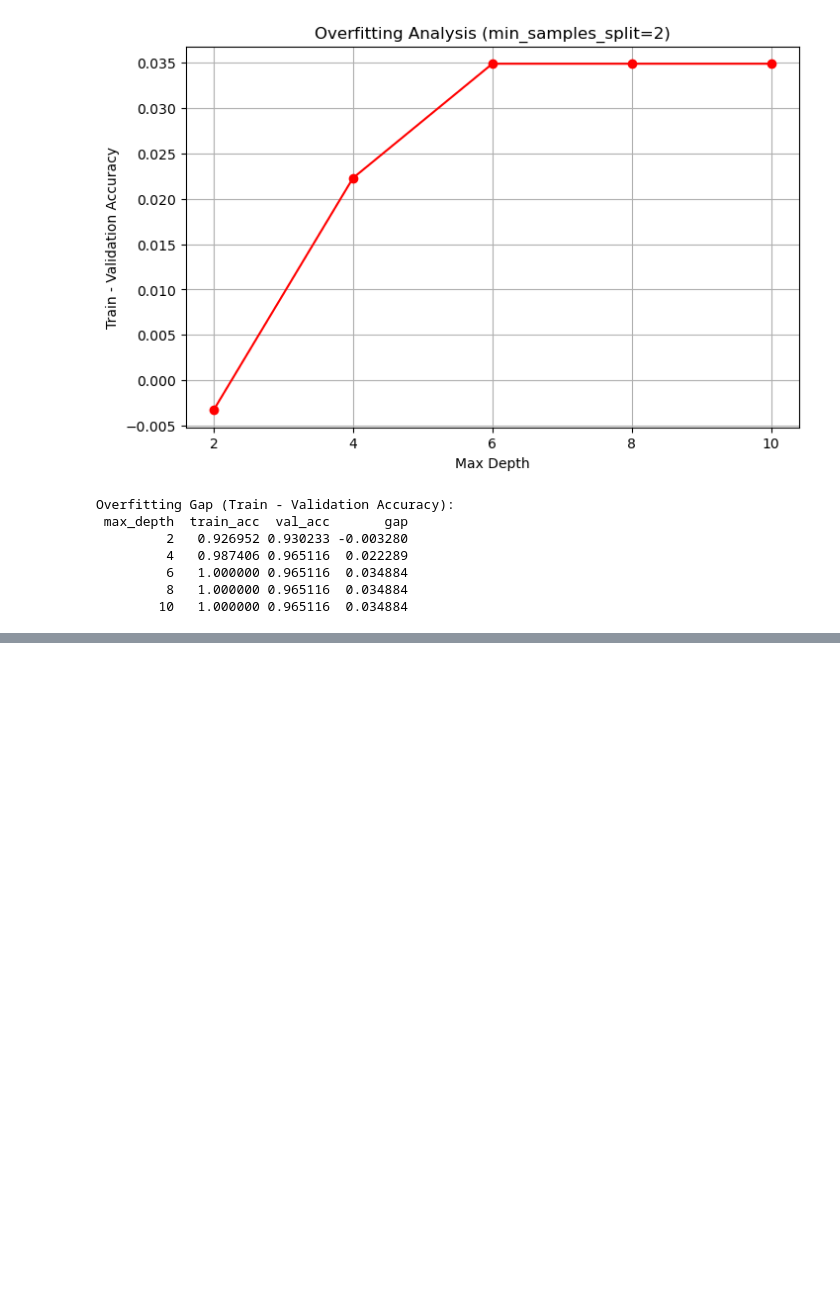
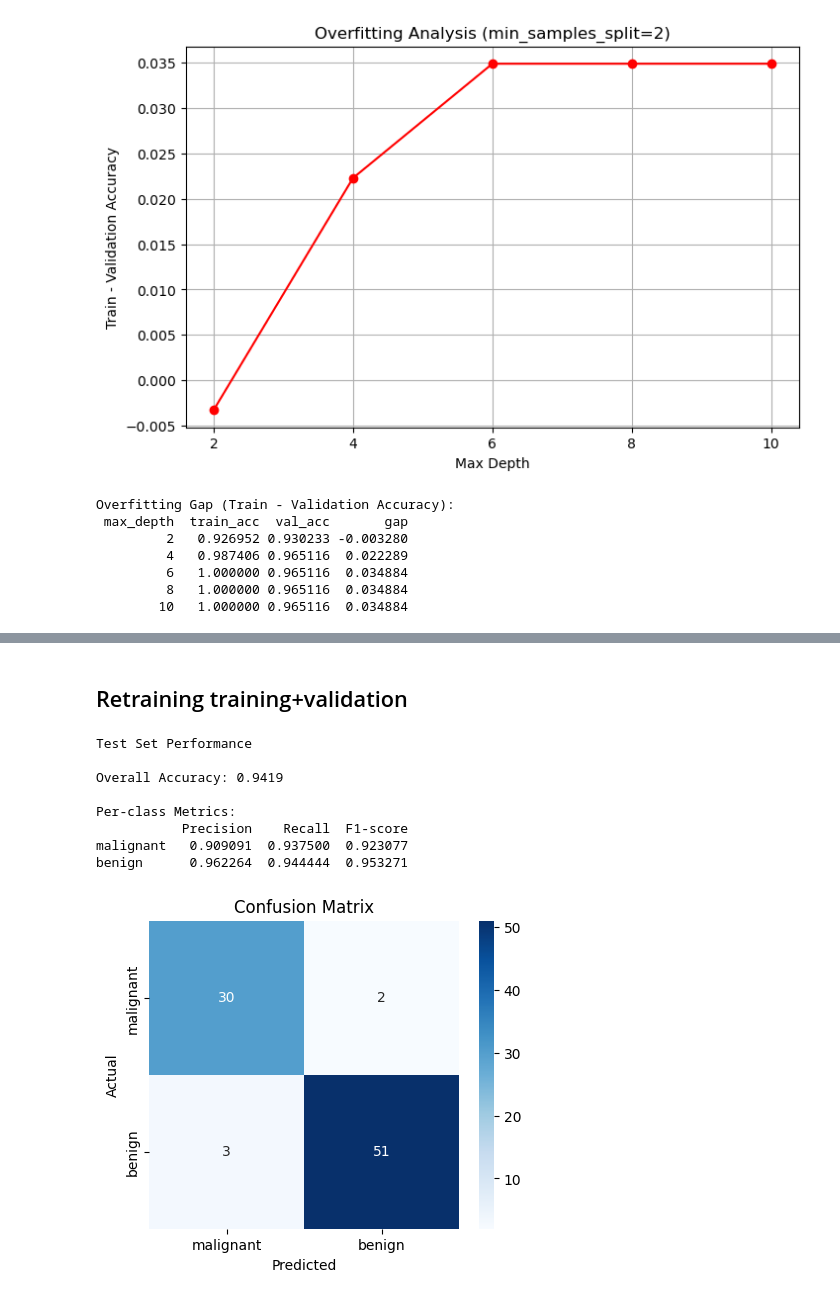
Before and after one commit to habibaelghazouly/ML-projects, a Jupyter notebook: decision-trees/main.ipynb, the cells around one changed output, grey strips where cells are left out. Cells and saved outputs as stored; diff of their text form; code cells hidden in the pictures; blank space fills up the shorter version.

Commit message:
Bonus : Ensemble Method - Random Forest

```diff
--- a/decision-trees/main.ipynb
+++ b/decision-trees/main.ipynb
@@ -267,0 +272,26 @@ Summary Table:
+# %%
+# Random Forest
+T = [5 , 10, 30, 50]
+d = X_train.shape[1]
+max_feats = [int(np.floor(np.sqrt(d))) , int(d/2)]
+
+best_T = None
+best_max_features = None
+
+for t in T:
+    for m in max_feats:
+        rf = RandomForest(n_trees=t, max_features=m, max_depth=best_max_depth, min_samples_split=best_min_samples_split)
+
+        rf.fit(X_train, y_train)
+
+        val_preds = rf.predict(X_val)
+        rf.metrics = compute_metrics(y_val, val_preds, class_names=target_classes)
+        print(f"Random Forest with T={t}, max_features={m} => Validation Accuracy: {rf.metrics['accuracy']*100:.4f}")
+        if best_T is None or rf.metrics['accuracy'] > best_rf.metrics['accuracy']:
+            best_rf = rf
+            best_T = t
+            best_max_features = m
+    print("="*10)
+
+print()
+print(f"Best Random Forest hyperparameters: T={best_T}, max_features={best_max_features} with Validation Accuracy: {best_rf.metrics['accuracy']*100:.4f}")
@@ -267,0 +313,23 @@ Summary Table:
+# %% [markdown]
+## Retraining training+validation
+# %%
+# Retrain on train + validation
+X_train_val = np.vstack([X_train, X_val])
+y_train_val = np.hstack([y_train, y_val])
+
+best_rf = RandomForest(n_trees=best_T, max_features=best_max_features, max_depth=best_max_depth, min_samples_split=best_min_samples_split)
+
+best_rf.fit(X_train_val, y_train_val)
+y_test_preds = best_rf.predict(X_test)
+y_test_metrics = compute_metrics(y_test, y_test_preds, class_names=target_classes)
+fr_metrics = evaluate_tree(best_rf, X_test, y_test, class_names=target_classes)
+# %% [output]
+Test Set Performance
+
+Overall Accuracy: 0.9419
+
+Per-class Metrics:
+           Precision    Recall  F1-score
+malignant   0.909091  0.937500  0.923077
+benign      0.962264  0.944444  0.953271
+[figure, added]
```
Also changed, not shown: parts of 9 cells of this notebook, 3 other files.
